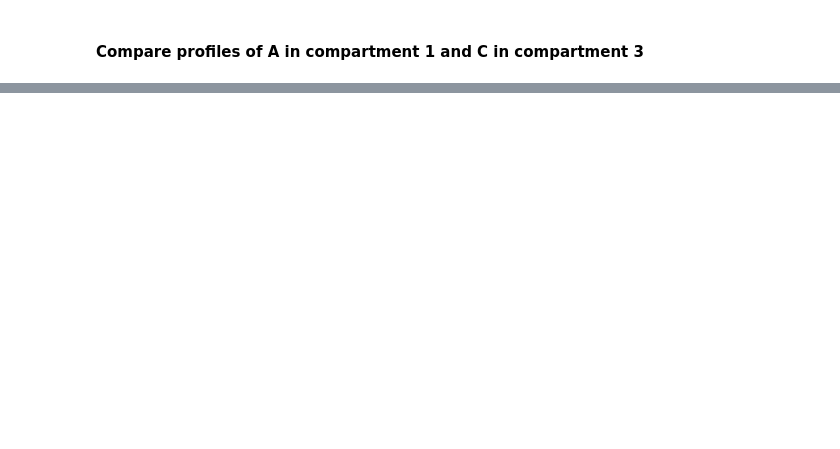
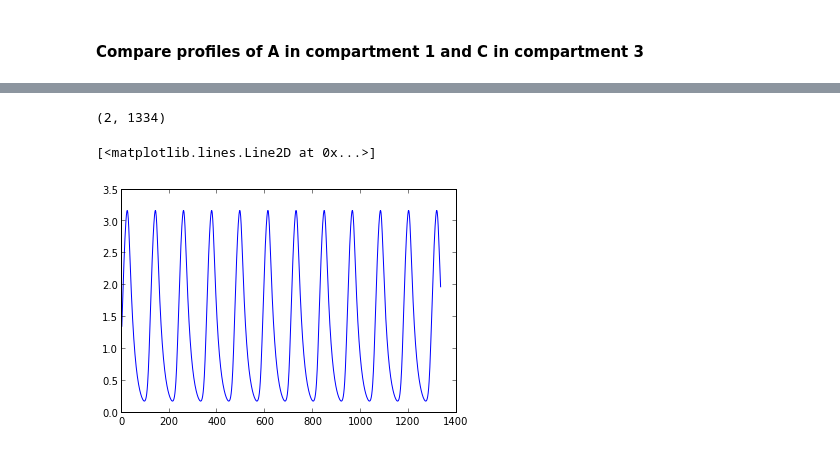
Before and after one commit to huskeypm/enzymekineticsacs, a Jupyter notebook: goodwinPDE.ipynb, the cells around one changed output, grey strips where cells are left out. Drawn from its saved outputs; the diff is of its cells as text; code cells hidden in the pictures; blank space fills up the shorter version.

```diff
--- a/goodwinPDE.ipynb
+++ b/goodwinPDE.ipynb
@@ -52,0 +54,9 @@ from coupledReactionDiffusion3comp import *from analysis import *import numpy as
+# %%
+np.shape(yts)
+# %% [output]
+(2, 1334)
+# %%
+plt.plot(yts[0,:])#plt.plot(yts[1,:])#plt.plot(yts[2,:])#plt.plot(yts[3,:])
+# %% [output]
+[<matplotlib.lines.Line2D at 0x...>]
+[figure, added]
```
Also changed, not shown: parts of 15 cells of this notebook, 3 other files.
